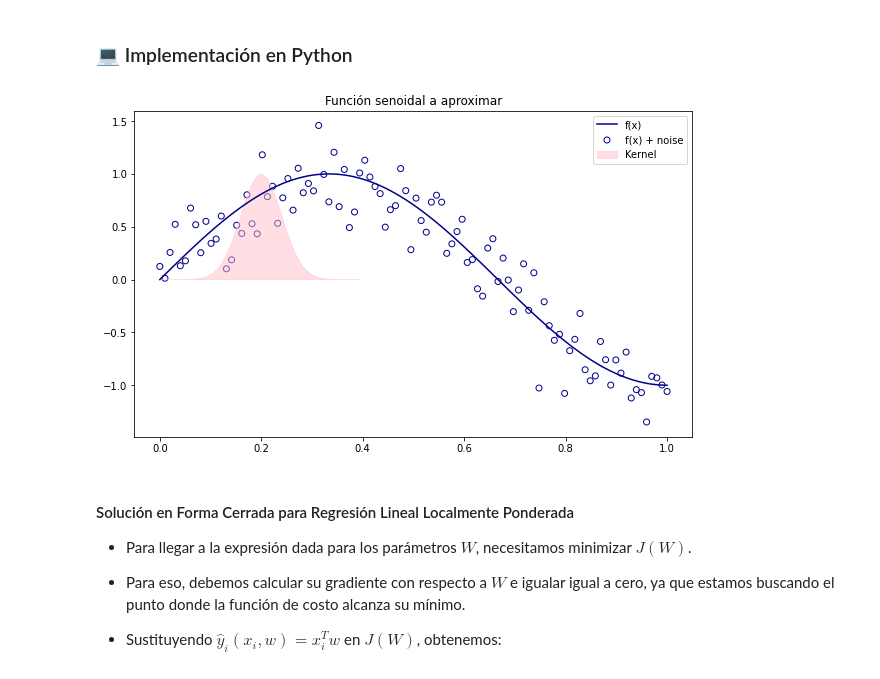
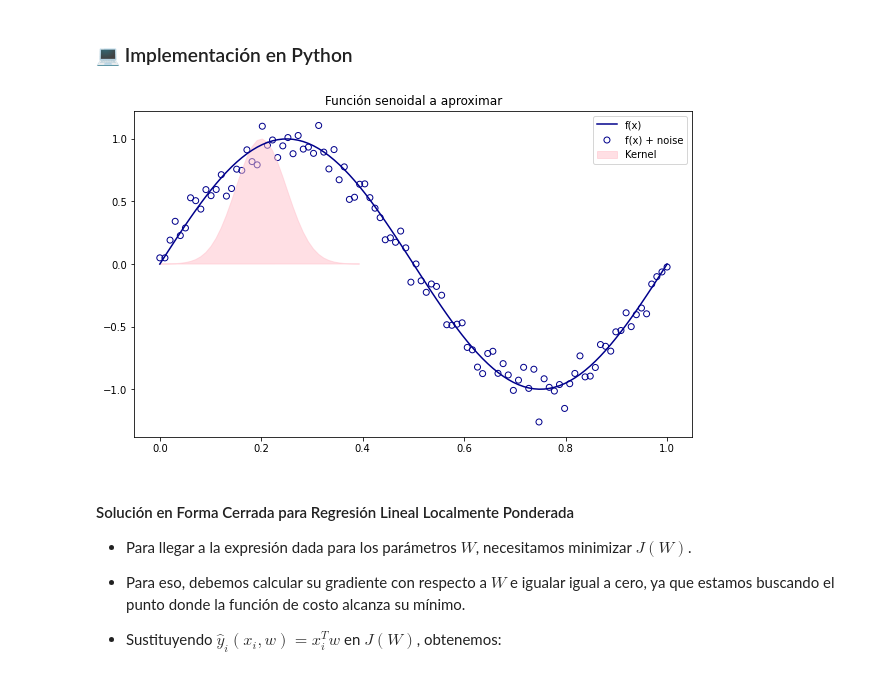
Before and after one commit to tmonreal/i302-Machine-Learning, a Jupyter notebook: Clases/04_Clase 4: Regresión Localmente Ponderada/Clase4.ipynb, the cells around one changed output. Drawn from its saved outputs; the diff is of its cells as text; code cells hidden in the pictures.

```diff
--- a/Clases/04_Clase 4: Regresión Localmente Ponderada/Clase4.ipynb
+++ b/Clases/04_Clase 4: Regresión Localmente Ponderada/Clase4.ipynb
@@ -207,20 +208,19 @@ Supongamos que queremos evaluar la función de hipótesis $h$ en cierto punto qu
 # %%
 np.random.seed(42)
 
-x = np.linspace(0,1,100)
-noise = np.random.normal(loc = 0, scale = .25, size = 100)
-y = np.sin(x * 1.5 * np.pi )
-y_noise = y + noise
+x = np.linspace(0, 1, 100)
+y = np.sin(2 * np.pi * x)
+y_noise = y + np.random.normal(scale=0.1, size=x.shape)
 
 plt.figure(figsize=(10,6))
 plt.plot(x,y,color = 'darkblue', label = 'f(x)')
 plt.scatter(x, y_noise, facecolors = 'none', edgecolor = 'darkblue', label = 'f(x) + noise')
-plt.fill(x[:40],np.exp(-(x[:40] - 0.2)**2/(2*(0.04)**2)), color = 'pink', alpha = .5, label = 'Kernel')
+plt.fill(x[:40],np.exp(-(x[:40] - 0.2)**2/(2*((0.05)**2))), color = 'pink', alpha = .5, label = 'Kernel')
 plt.legend()
 plt.title("Función senoidal a aproximar")
 plt.show()
 # %% [output]
-[figure, old version]
+[figure, new version]
 # %% [markdown]
 #### Solución en Forma Cerrada para Regresión Lineal Localmente Ponderada
 
```
Also changed, not shown: parts of 4 cells of this notebook, 1 other file.
